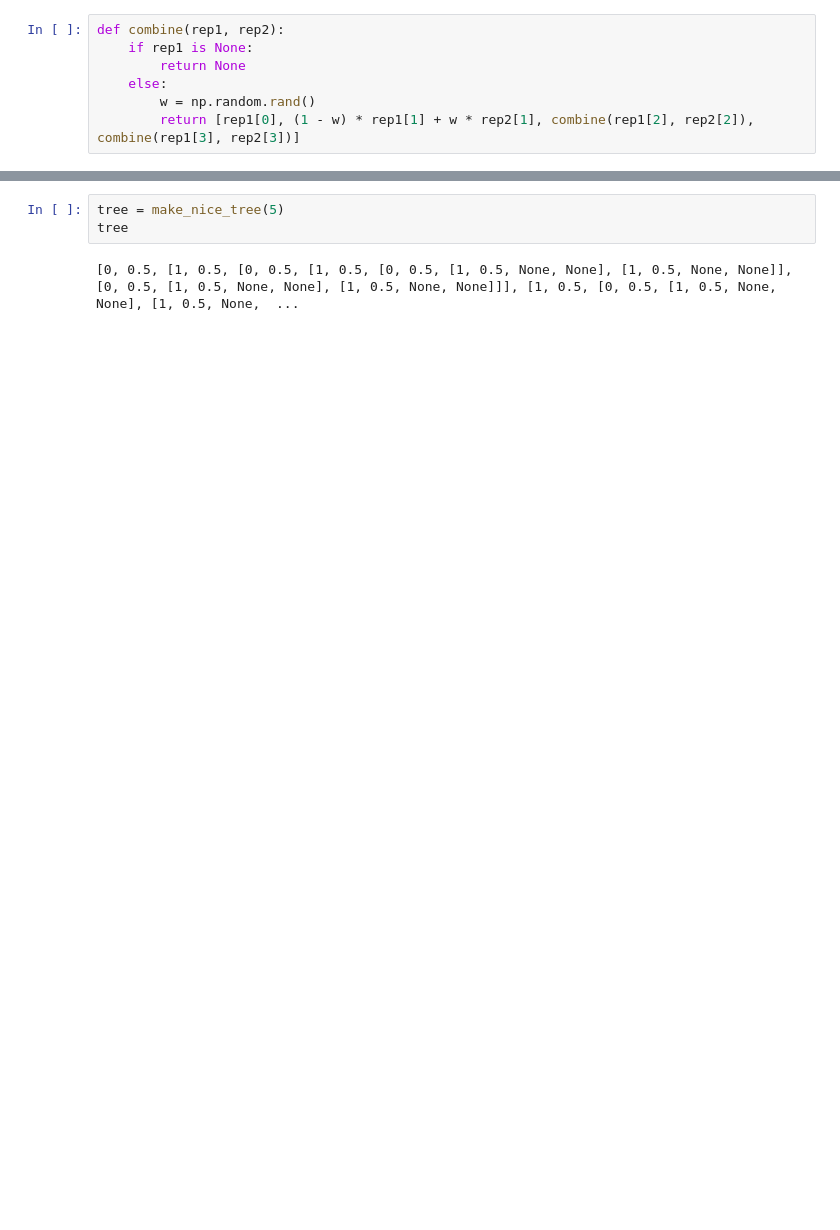
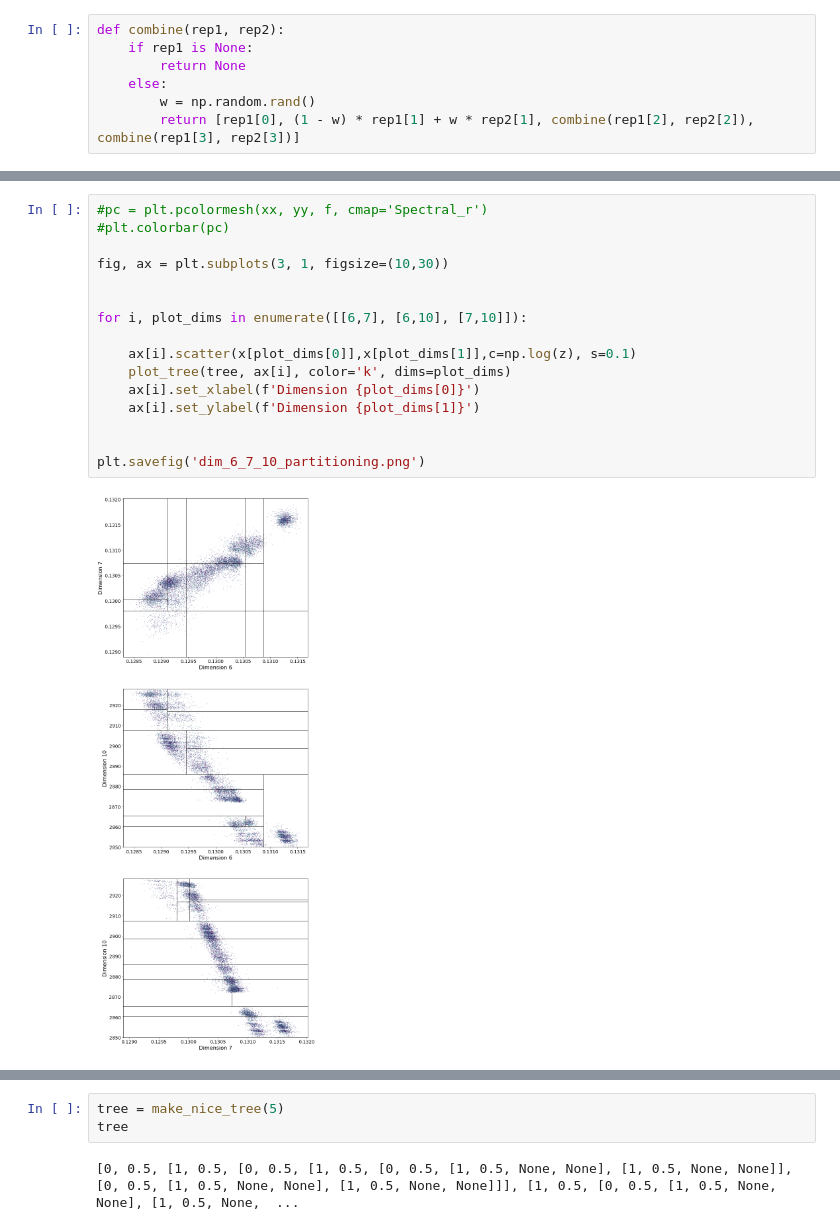
Before and after one commit to philippeller/space_partitioning, a Jupyter notebook: space_partitioning.ipynb, the cells around one changed output, grey strips where cells are left out. Drawn from its saved outputs; the diff is of its cells as text; blank space fills up the shorter version.

```diff
--- a/space_partitioning.ipynb
+++ b/space_partitioning.ipynb
@@ -316,0 +413,18 @@ def combine(rep1, rep2):
+# %%
+#pc = plt.pcolormesh(xx, yy, f, cmap='Spectral_r')
+#plt.colorbar(pc)
+
+fig, ax = plt.subplots(3, 1, figsize=(10,30))
+
+
+for i, plot_dims in enumerate([[6,7], [6,10], [7,10]]):
+
+    ax[i].scatter(x[plot_dims[0]],x[plot_dims[1]],c=np.log(z), s=0.1)
+    plot_tree(tree, ax[i], color='k', dims=plot_dims)
+    ax[i].set_xlabel(f'Dimension {plot_dims[0]}')
+    ax[i].set_ylabel(f'Dimension {plot_dims[1]}')
+
+
+plt.savefig('dim_6_7_10_partitioning.png')
+# %% [output]
+[figure, added]
```
Also changed, not shown: parts of 45 cells of this notebook, 1 other file.
